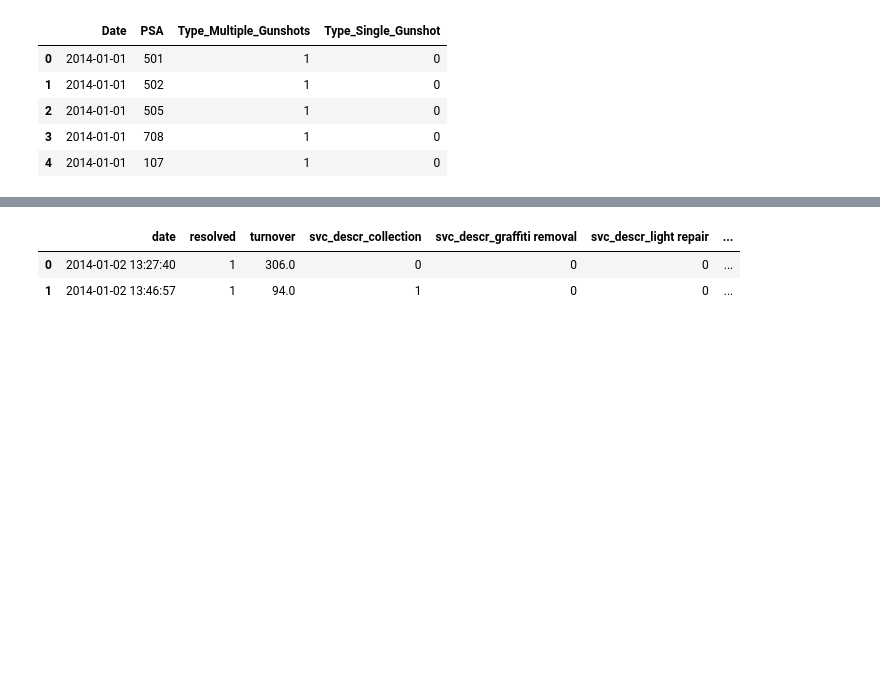
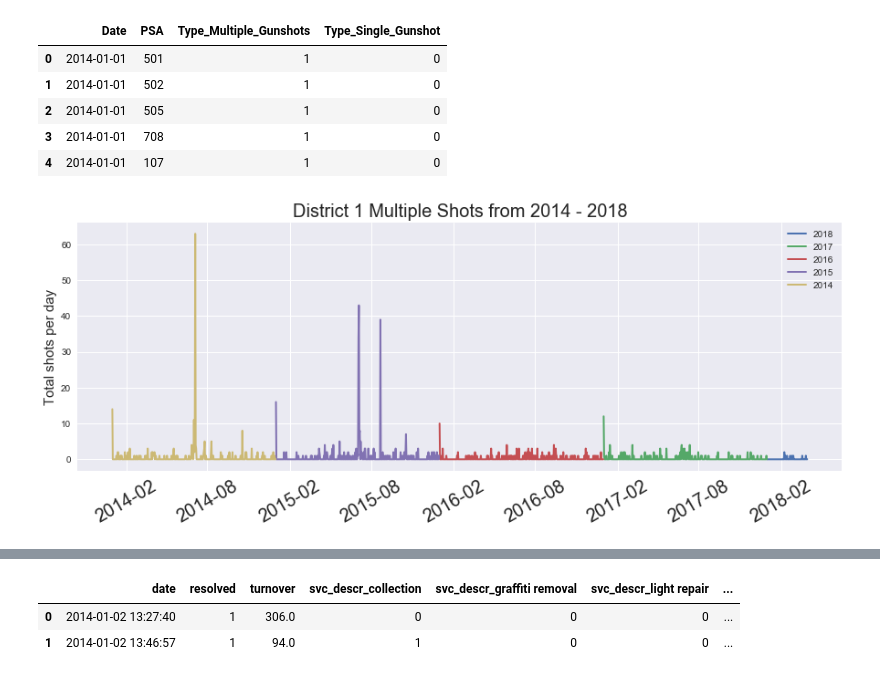
Before and after one commit to haoapple/The_Lab_DC_client_project, a Jupyter notebook: 03.Feature Engineering.ipynb, the cells around one changed output, grey strips where cells are left out. Saved outputs shown, nothing was run; the diff lists cells and outputs as text; code cells hidden in the pictures; blank space fills up the shorter version.

```diff
--- a/03.Feature Engineering.ipynb
+++ b/03.Feature Engineering.ipynb
@@ -194,3 +194,16 @@ shots_test_district = pd.concat((shots_test_district1,
                             shots_test_district5,
                             shots_test_district6,
                             shots_test_district7))
+# %%
+plt.figure(figsize=(15, 5))
+plt.plot(shots_test_district1.type_multiple_gunshots['2018'], label='2018', lw=2)
+plt.plot(shots_train_district1.type_multiple_gunshots['2017'], label='2017', lw=2)
+plt.plot(shots_train_district1.type_multiple_gunshots['2016'], label='2016', lw=2)
+plt.plot(shots_train_district1.type_multiple_gunshots['2015'], label='2015', lw=2)
+plt.plot(shots_train_district1.type_multiple_gunshots['2014'], label='2014', lw=2)
+plt.title('District 1 Multiple Shots from 2014 - 2018', size=20)
+plt.ylabel('Total shots per day', size=15)
+plt.xticks(size=20, rotation=30)
+plt.legend();
+# %% [output]
+[figure, added]
```
Also changed, not shown: parts of 7 cells of this notebook, 3 other files.
